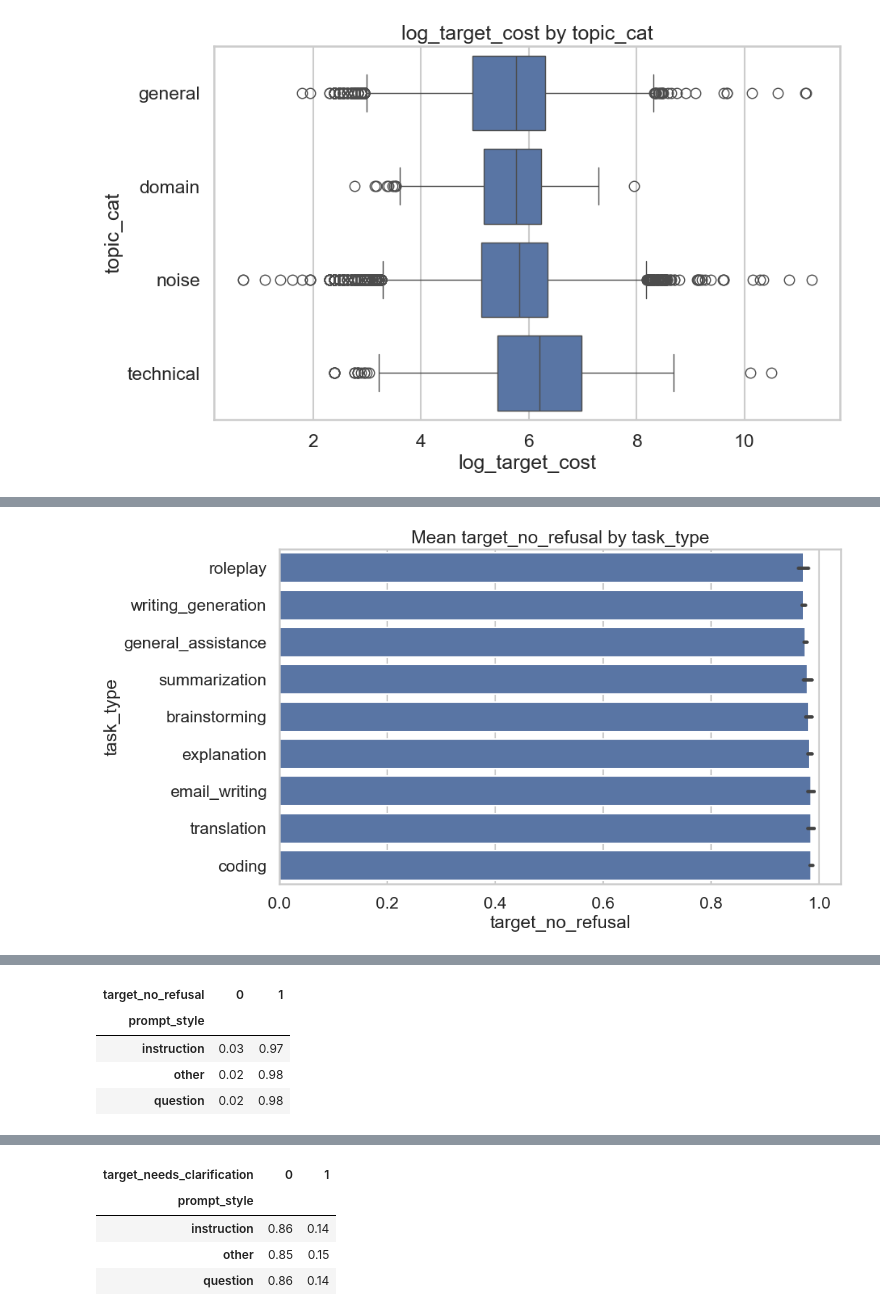
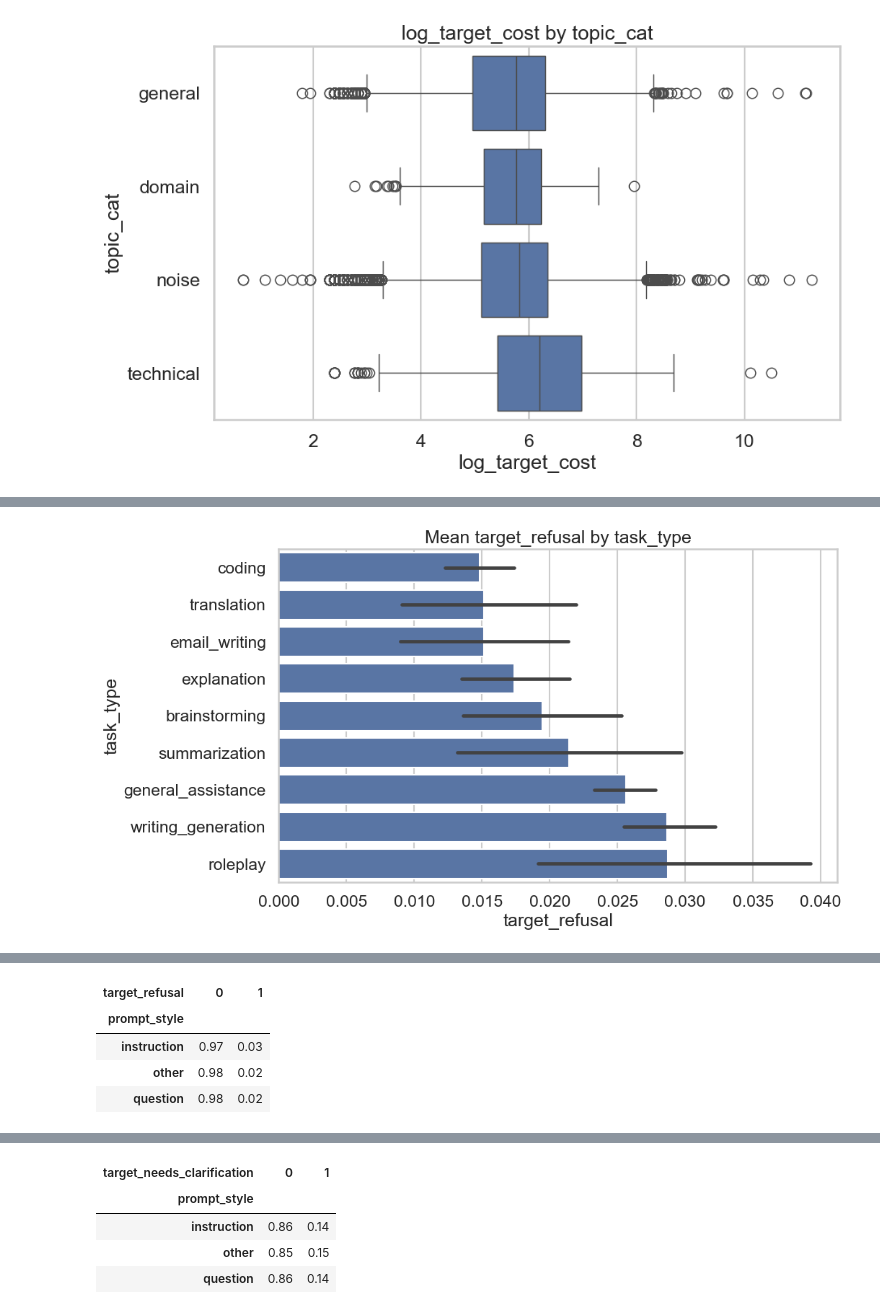
Before and after one commit to Thoericht/llm-sustainability-analysis, a Jupyter notebook: 02_notebooks/03_data_exploration.ipynb, the cells around one changed output, grey strips where cells are left out. Cells and saved outputs as stored; diff of their text form; code cells hidden in the pictures.

```diff
--- a/02_notebooks/03_data_exploration.ipynb
+++ b/02_notebooks/03_data_exploration.ipynb
@@ -176,7 +175,6 @@ central_features = [
     "orthographic_error_rate",
     "topic_prob",
     "topic_cat",
-    "embedding_novelty",
 ]
 
 high_cardinality_features = [
@@ -185,8 +183,8 @@ high_cardinality_features = [
 
 targets = [
     "target_cost",
-    "target_no_refusal",
-    "target_no_capability",
+    "target_refusal",
+    "target_capability",
     "target_needs_clarification",
 ]
 
@@ -198,15 +196,14 @@ numeric_features = [
     "orthographic_error_rate",
     "target_cost",
     "topic_prob",
-    "embedding_novelty",
 ]
 
 binary_features = [
     "has_role_instruction",
     "has_audience_or_level_instruction",
     "has_format_instruction",
-    "target_no_refusal",
-    "target_no_capability",
+    "target_refusal",
+    "target_capability",
     "target_needs_clarification",
 ]
 
@@ -569,7 +564,7 @@ for col in ["prompt_style", "task_type", "topic_cat"]:
 [figure]
 # %%
 for col in ["has_role_instruction", "has_audience_or_level_instruction", "has_format_instruction"]:
-    sns.barplot(data=df, x=col, y="target_no_refusal", estimator=np.mean)
+    sns.barplot(data=df, x=col, y="target_refusal", estimator=np.mean)
     plt.title(f"Mean target_no_refusal by {col}")
     plt.show()
 # %% [output]
@@ -587,8 +582,8 @@ for col in ["has_role_instruction", "has_audience_or_level_instruction", "has_fo
 [figure]
 # %%
 for col in ["prompt_style", "task_type", "topic_cat"]:
-    order = df.groupby(col)["target_no_refusal"].mean().sort_values().index
-    sns.barplot(data=df, y=col, x="target_no_refusal", order=order, estimator=np.mean)
-    plt.title(f"Mean target_no_refusal by {col}")
+    order = df.groupby(col)["target_refusal"].mean().sort_values().index
+    sns.barplot(data=df, y=col, x="target_refusal", order=order, estimator=np.mean)
+    plt.title(f"Mean target_refusal by {col}")
     plt.show()
 # %% [output]
@@ -596 +591 @@ for col in ["prompt_style", "task_type", "topic_cat"]:
-[figure, old version]
+[figure, new version]
@@ -606,11 +601,11 @@ for col in ["prompt_style", "task_type", "topic_cat"]:
 [figure]
 [figure]
 # %%
-pd.crosstab(df["prompt_style"], df["target_no_refusal"], normalize="index")
+pd.crosstab(df["prompt_style"], df["target_refusal"], normalize="index")
 # %% [output]
-| target_no_refusal | 0 | 1 |
+| target_refusal | 0 | 1 |
 | prompt_style |  |  |
-| instruction | 0.03 | 0.97 |
-| other | 0.02 | 0.98 |
-| question | 0.02 | 0.98 |
+| instruction | 0.97 | 0.03 |
+| other | 0.98 | 0.02 |
+| question | 0.98 | 0.02 |
 # %%
```
Also changed, not shown: parts of 17 cells of this notebook, 5 other files.
